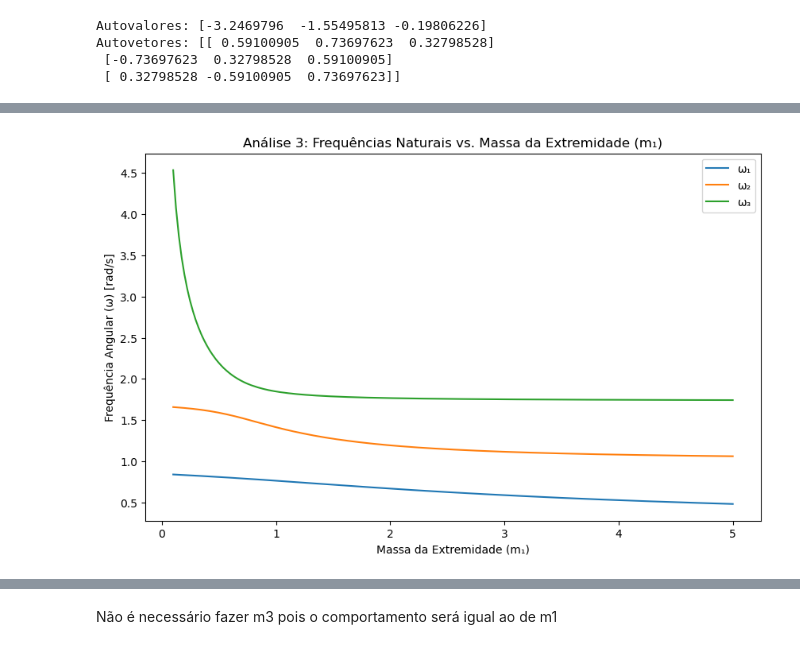
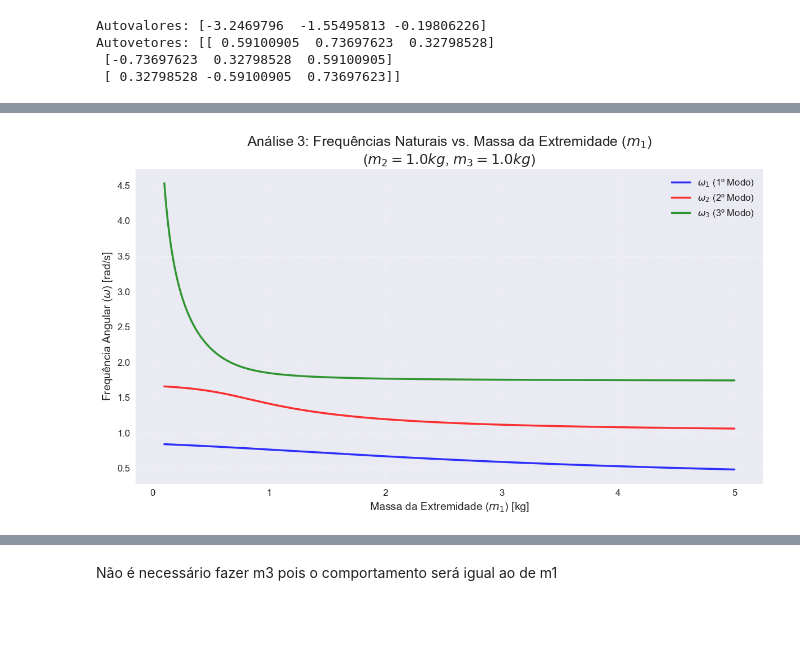
Before and after one commit to LuizDaniel-2/ATV4_FisComp, a Jupyter notebook: ATV4.ipynb, the cells around one changed output, grey strips where cells are left out. Cells and saved outputs as stored; diff of their text form; code cells hidden in the pictures; blank space fills up the shorter version.

```diff
--- a/ATV4.ipynb
+++ b/ATV4.ipynb
@@ -308,46 +555,69 @@ from numpy.linalg import eig
 # --- ANÁLISE 3: Variando apenas a massa da extremidade (m1) ---
 # Mantemos m2 e m3 fixas para ver o efeito da quebra de simetria.
 
 k = 1.0
-m2_fixa = 1.0  # Massa central fixa
-m3_fixa = 1.0  # Massa da outra extremidade fixa
-massa_m1_range = np.linspace(0.1, 5.0, 200) # Faixa de valores para m1
+m2_fixa = 1.0   # Massa central fixa
+m3_fixa = 1.0   # Massa da outra extremidade fixa
+massa_m1_range = np.linspace(0.1, 5.0, 500) # Faixa de valores para m1
 
 # Listas para armazenar as frequências (omega)
 omegas_1_cenario3, omegas_2_cenario3, omegas_3_cenario3 = [], [], []
 
 for m1 in massa_m1_range:
     # Matriz de Massa M com m1 variável
     M = np.diag([m1, m2_fixa, m3_fixa])
 
-    # Matriz de Rigidez K (permanece a mesma)
+    # Matriz de Rigidez K (permanece a mesma, para molas ligadas às paredes e entre as massas)
     K = k * np.array([
         [ 2, -1,  0],
         [-1,  2, -1],
         [ 0, -1,  2]
     ])
 
-    # Resolve o sistema
+    # Resolve o sistema M*ddot(x) + K*x = 0
     M_inv = np.linalg.inv(M)
     sistema = np.dot(M_inv, K)
+
+    # Autovalores do sistema são as frequências angulares ao quadrado (omega^2)
     autovalores_quadrados, _ = eig(sistema)
 
-    # Ordena e calcula as frequências
+    # As frequências naturais são a raiz quadrada dos autovalores
+    # Ordena para garantir que omegas[0] seja omega_1, omegas[1] seja omega_2, etc.
     omegas = np.sqrt(np.sort(autovalores_quadrados))
 
     omegas_1_cenario3.append(omegas[0])
     omegas_2_cenario3.append(omegas[1])
     omegas_3_cenario3.append(omegas[2])
 
-# Gráfico da Análise 3
-plt.figure(figsize=(10, 6))
-plt.plot(massa_m1_range, omegas_1_cenario3, label='ω₁')
-plt.plot(massa_m1_range, omegas_2_cenario3, label='ω₂')
-plt.plot(massa_m1_range, omegas_3_cenario3, label='ω₃')
-plt.title('Análise 3: Frequências Naturais vs. Massa da Extremidade (m₁)')
-plt.xlabel('Massa da Extremidade (m₁)')
-plt.ylabel('Frequência Angular (ω) [rad/s]')
-plt.legend()
+# --- Gráfico da Análise 3: Frequências vs. Massa da Extremidade (m1) ---
+plt.figure(figsize=(12, 7)) # Tamanho da figura aumentado para melhor visualização
+plt.style.use('seaborn-v0_8-darkgrid') # Estilo com grade escura para um visual moderno
+
+# Plotando as frequências com cores e estilos de linha distintos
+plt.plot(massa_m1_range, omegas_1_cenario3,
+         label='$\omega_1$ (1º Modo)',
+         color='blue', linewidth=2.5, alpha=0.8) # Linha azul sólida
+
+plt.plot(massa_m1_range, omegas_2_cenario3,
+         label='$\omega_2$ (2º Modo)',
+         color='red', linewidth=2.5, alpha=0.8) # Linha vermelha tracejada
+
+plt.plot(massa_m1_range, omegas_3_cenario3,
+         label='$\omega_3$ (3º Modo)',
+         color='green', linewidth=2.5, alpha=0.8) # Linha verde ponto-traço
+
+# Adicionando rótulos e título com notação LaTeX
+plt.title('Análise 3: Frequências Naturais vs. Massa da Extremidade ($m_1$)\n($m_2=1.0kg$, $m_3=1.0kg$)', fontsize=18)
+plt.xlabel('Massa da Extremidade ($m_1$) [kg]', fontsize=14)
+plt.ylabel('Frequência Angular ($\omega$) [rad/s]', fontsize=14)
+
+# Adicionando legenda e grid
+plt.legend(fontsize=12, loc='upper right') # Posição da legenda ajustada para não cobrir o título
+plt.grid(True, linestyle=':', alpha=0.7) # Grade mais suave para facilitar a leitura
+
+# Ajustes finais para o layout
+plt.tick_params(axis='both', which='major', labelsize=12) # Tamanho das legendas dos eixos
+plt.tight_layout() # Ajusta automaticamente os parâmetros da subtrama para caber na área da figura
 plt.show()
 # %% [output]
-[figure, old version]
+[figure, new version]
```
Also changed, not shown: parts of 16 cells of this notebook.
